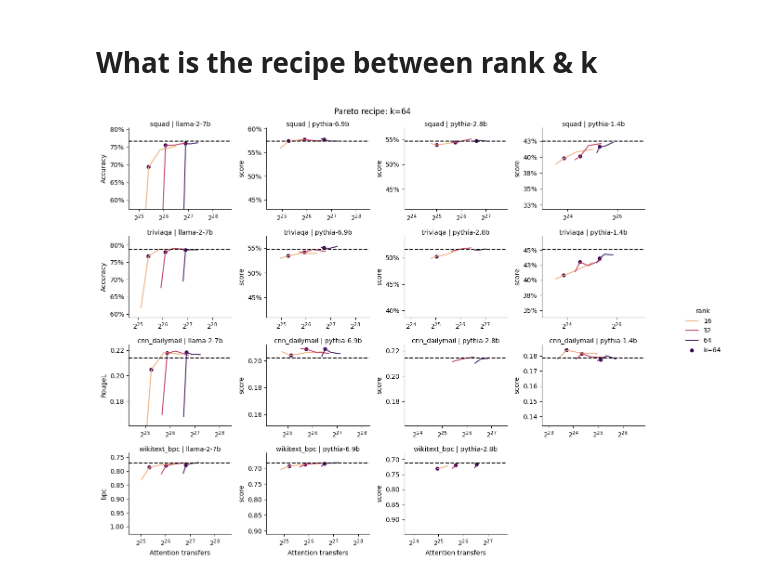
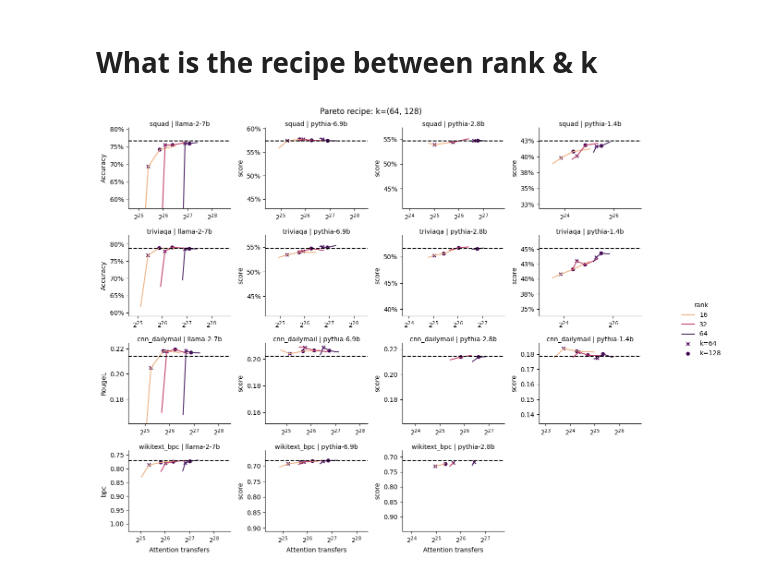
Before and after one commit to graphcore-research/llm-inference-research, a Jupyter notebook: 2023-sparse-attention/rmoe-65-refresh/Analyse.ipynb, the cells around one changed output. Drawn from its saved outputs; the diff is of its cells as text; code cells hidden in the pictures.

Commit message:
Update RMOE-66 recipe

```diff
--- a/2023-sparse-attention/rmoe-65-refresh/Analyse.ipynb
+++ b/2023-sparse-attention/rmoe-65-refresh/Analyse.ipynb
@@ -153,7 +153,8 @@ for (task, model), ax in g.axes_dict.items():
 # %% [markdown]
 # What is the recipe between rank & k
 # %%
-k_opt = 64
+k1 = 64
+k2 = 128
 tasks = ["squad", "triviaqa", "cnn_dailymail", "wikitext_bpc"]
 models = ["llama-2-7b", "pythia-6.9b", "pythia-2.8b", "pythia-1.4b"]
 
@@ -163,33 +164,34 @@ for task, axr in zip(tasks, axs):
     for model, ax in zip(models, axr):
         sns.despine(ax=ax)
         ax.set_title(f"{task} | {model}", fontsize=10, pad=0)
         if model == models[0]:
             ax.set_ylabel(dict(squad="Accuracy", triviaqa="Accuracy", cnn_dailymail="RougeL", wikitext_bpc="bpc")[task])
         if task in ["squad", "triviaqa"]:
             ax.yaxis.set_major_formatter("{x:.0%}")
 
         d = df[(df.task==task) & (df.model==model)]
         if len(d):
             sns.lineplot(data=d[d.name=="ann"].pipe(lambda d: d.assign(rank=d["rank"].astype("long"))), y="score", x="transfers", hue="rank", ax=ax,
                          hue_norm=matplotlib.colors.LogNorm(), palette="flare")
-            ax.scatter(data=d[(d.name=="ann")&(d.k==k_opt)], y="score", x="transfers", c='k', label=f"k={k_opt}", s=25)
+            for k, marker in [(k1, "x"), (k2, "o")]:
+                ax.scatter(data=d[(d.name=="ann")&(d.k==k)], y="score", x="transfers", c='k', label=f"k={k}", s=25, marker=marker)
 
             g = d[d.name=="dense"]
             transfers = g.transfers.item()
             score = g.score.item()
             ax.hlines(score, transfers/17, transfers*1.05, linestyles="--", colors="k")
             ax.set_xscale("log", base=2)
             ax.set_xlim((transfers/17, transfers*1.05))
             ax.set_ylim((score/.75, score/1.05) if task == "wikitext_bpc" else (score*.75, score*1.05))
             ax.legend_.remove()
             ax.set_xlabel("")
         else:
             ax.remove()
 
 for ax in axs[-1, :]:
     ax.set_xlabel("Attention transfers")
 fig.legend(*axs[0, 0].get_legend_handles_labels(), title="rank", loc="center left", bbox_to_anchor=(1.05, 0.5), frameon=False)
-plt.suptitle(f"Pareto recipe: k={k_opt}")
+plt.suptitle(f"Pareto recipe: k=({k1}, {k2})")
 plt.tight_layout()
 # %% [output]
-[figure, old version]
+[figure, new version]
```
